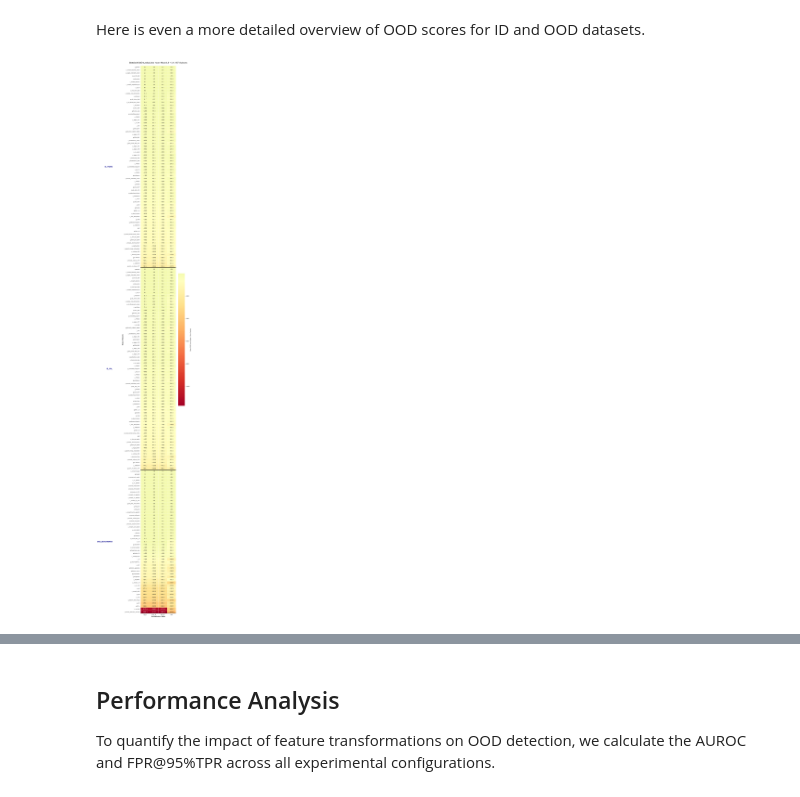
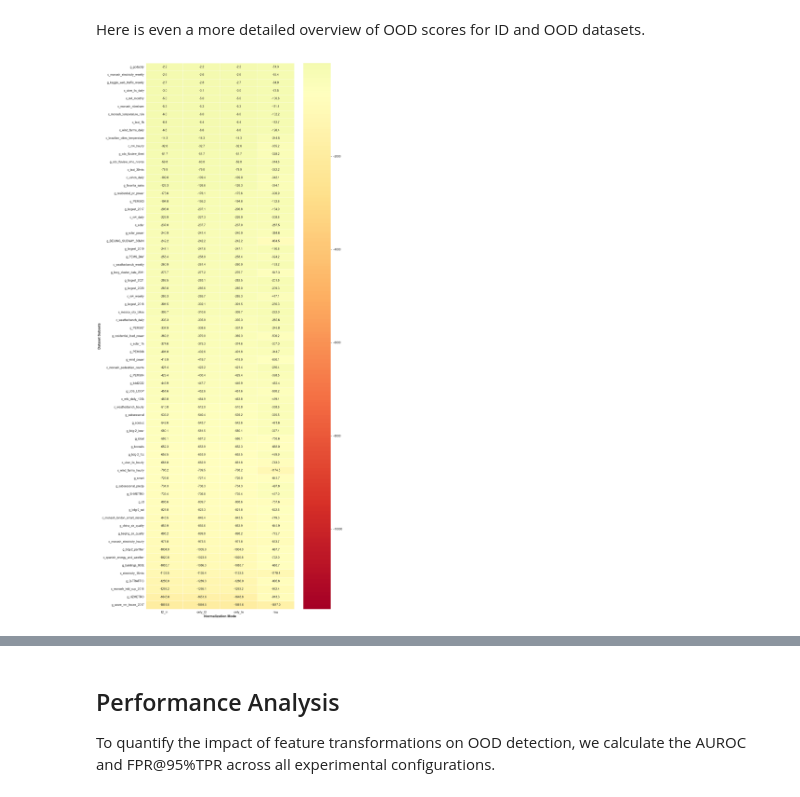
Before and after one commit to simonschausberger/tirex-ood, a Jupyter notebook: notebooks/results_visualization.ipynb, the cells around one changed output, grey strips where cells are left out. Drawn from its saved outputs; the diff is of its cells as text; code cells hidden in the pictures.

Commit message:
- updated visualization notebook - updated MASE calculation

```diff
--- a/notebooks/results_visualization.ipynb
+++ b/notebooks/results_visualization.ipynb
@@ -182,80 +182,66 @@ Here is even a more detailed overview of OOD scores for ID and OOD datasets.
 # %%
 import pandas as pd
 import seaborn as sns
 import matplotlib.pyplot as plt
 import os
 
-def plot_subset_comparison_grouped():
+def plot_individual_heatmaps():
     file_path = "../outputs/final_ood_scores.csv"
     if not os.path.exists(file_path):
-        print(f"Fehler: Datei {file_path} nicht gefunden.")
+        print(f"Error: {file_path} not found.")
         return
 
     df = pd.read_csv(file_path)
 
     # aggregate data
     grouped = df.groupby(['group', 'subset', 'norm_mode'])['ood_score'].mean().reset_index()
-
     pivot_df = grouped.pivot_table(index=['group', 'subset'],
                                    columns='norm_mode',
                                    values='ood_score')
 
+    # calculate global stats to keep coloring consistent
+    global_vmin = pivot_df.values.min()
+    global_vmax = pivot_df.values.max()
+    global_center = pivot_df.values.mean()
+
     group_order = ['ID_TRAIN', 'ID_VAL', 'OOD_BENCHMARK']
-
     existing_groups = [g for g in group_order if g in pivot_df.index.get_level_values(0)]
 
-    sorted_frames = []
     for g in existing_groups:
-        # extract and sort by l2_ln normalization mode
-        temp_df = pivot_df.xs(g, level=0, drop_level=False)
-        temp_df = temp_df.sort_values(by='l2_ln', ascending=False)
-        sorted_frames.append(temp_df)
+        # extract and sort
+        group_df = pivot_df.xs(g, level=0)
+        group_df = group_df.sort_values(by='l2_ln', ascending=False)
 
-    pivot_df = pd.concat(sorted_frames)
+        # adjust height dynamically based on the number of subsets in this group
+        num_subsets = len(group_df)
+        dynamic_height = max(8, num_subsets * 0.4)
 
-    num_subsets = len(pivot_df)
-    dynamic_height = max(10, num_subsets * 0.35)
+        plt.figure(figsize=(12, dynamic_height))
 
-    plt.figure(figsize=(16, dynamic_height))
+        # generate the heatmap
+        ax = sns.heatmap(group_df,
+                         cmap="RdYlGn",
+                         vmin=global_vmin,
+                         vmax=global_vmax,
+                         center=global_center,
+                         annot=True,
+                         fmt=".1f",
+                         linewidths=.5,
+                        )
 
-    subset_labels = [f"{idx[1]}" for idx in pivot_df.index]
+        plt.xlabel("Normalization Mode", fontsize=12, fontweight='bold')
+        plt.ylabel("Dataset Subsets", fontsize=12, fontweight='bold')
+        plt.yticks(rotation=0, fontsize=10)
+        plt.xticks(fontsize=11)
 
-    # provide data as heatmap for better overview
-    ax = sns.heatmap(pivot_df,
-                     cmap="RdYlGn",
-                     center=pivot_df.values.mean(),
-                     annot=True,
-                     fmt=".1f",
-                     linewidths=.5,
-                     cbar_kws={'label': 'Mean OOD Score (Higher = More Familiar)'},
-                     yticklabels=subset_labels)
-
-
-    line_pos = 0
-    counts_per_group = pivot_df.index.get_level_values(0).value_counts(sort=False)
-
-    for g in existing_groups:
-        if g in counts_per_group:
-            count = counts_per_group[g]
-            line_pos += count
-            ax.axhline(line_pos, color='black', lw=4, ls='-')
-            label_y_pos = line_pos - (count / 2)
-            ax.text(-0.8, label_y_pos, g,
-                    va='center', ha='right',
-                    fontsize=14, fontweight='bold', color='darkblue',
-                    transform=ax.get_yaxis_transform())
-
-    plt.title(f"Detailed OOD Analysis for Norm Mode L2 + LN: {num_subsets} Subsets", fontsize=18, pad=20)
-    plt.xlabel("Normalization Mode", fontsize=12, fontweight='bold')
-    plt.ylabel("Dataset Subsets", fontsize=12, fontweight='bold')
-    plt.yticks(rotation=0, fontsize=9)
-    plt.xticks(fontsize=11)
-    plt.tight_layout()
-    output_path = "../outputs/ood_analysis.png"
-    plt.savefig(output_path, dpi=300, bbox_inches='tight')
-    plt.show()
+        # save
+        output_filename = f"../outputs/ood_analysis_{g.lower()}.png"
+        plt.tight_layout()
+        plt.savefig(output_filename, dpi=300, bbox_inches='tight')
+        plt.show()
+        print(f"Saved: {output_filename}")
 
 if __name__ == "__main__":
-    plot_subset_comparison_grouped()
+    plot_individual_heatmaps()
 # %% [output]
-[figure, old version]
+[figure, new version]
```
Also changed, not shown: parts of 4 cells of this notebook, 1 other file.
